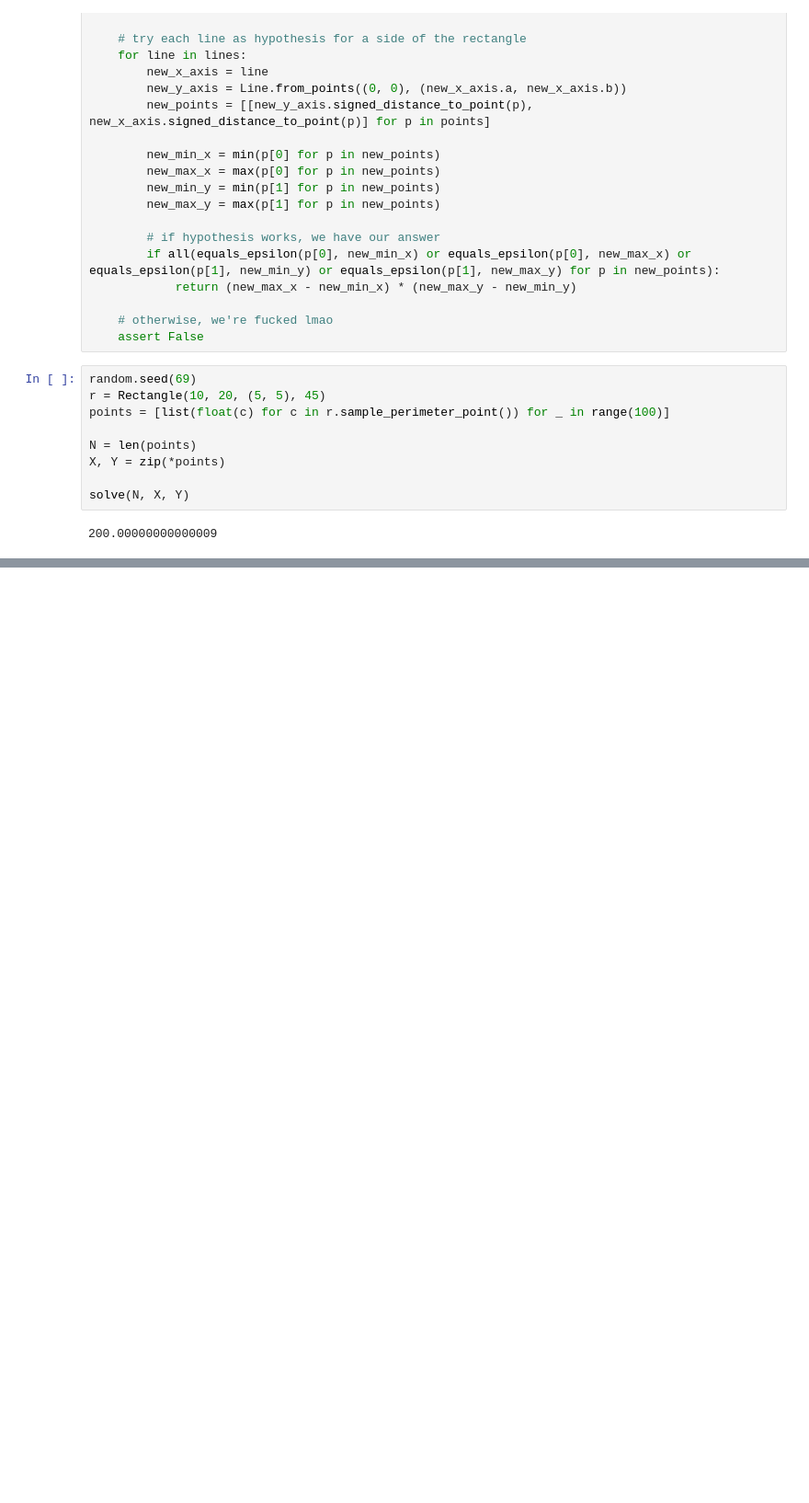
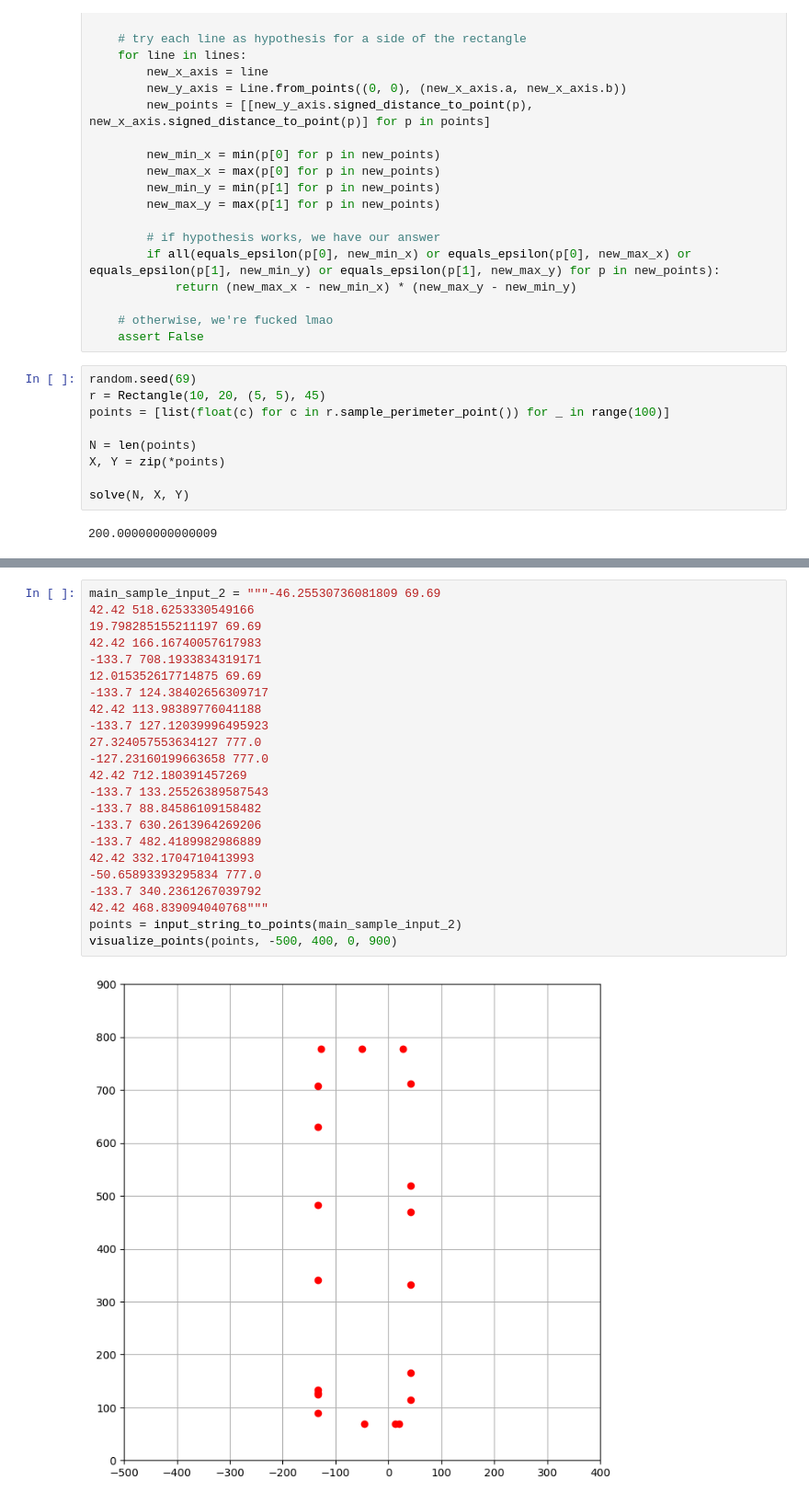
Before and after one commit to calico-team/calico-sp25, a Jupyter notebook: cylinder/experiments/Circle.ipynb, the cells around one changed output, grey strips where cells are left out. Shown at 92% size. Cells and saved outputs as stored; diff of their text form; blank space fills up the shorter version.

```diff
--- a/cylinder/experiments/Circle.ipynb
+++ b/cylinder/experiments/Circle.ipynb
@@ -237,0 +304,25 @@ solve(N, X, Y)
+# %%
+main_sample_input_2 = """-46.25530736081809 69.69
+42.42 518.6253330549166
+19.798285155211197 69.69
+42.42 166.16740057617983
+-133.7 708.1933834319171
+12.015352617714875 69.69
+-133.7 124.38402656309717
+42.42 113.98389776041188
+-133.7 127.12039996495923
+27.324057553634127 777.0
+-127.23160199663658 777.0
+42.42 712.180391457269
+-133.7 133.25526389587543
+-133.7 88.84586109158482
+-133.7 630.2613964269206
+-133.7 482.4189982986889
+42.42 332.1704710413993
+-50.65893393295834 777.0
+-133.7 340.2361267039792
+42.42 468.839094040768"""
+points = input_string_to_points(main_sample_input_2)
+visualize_points(points, -500, 400, 0, 900)
+# %% [output]
+[figure, added]
```
Also changed, not shown: parts of 6 cells of this notebook.
